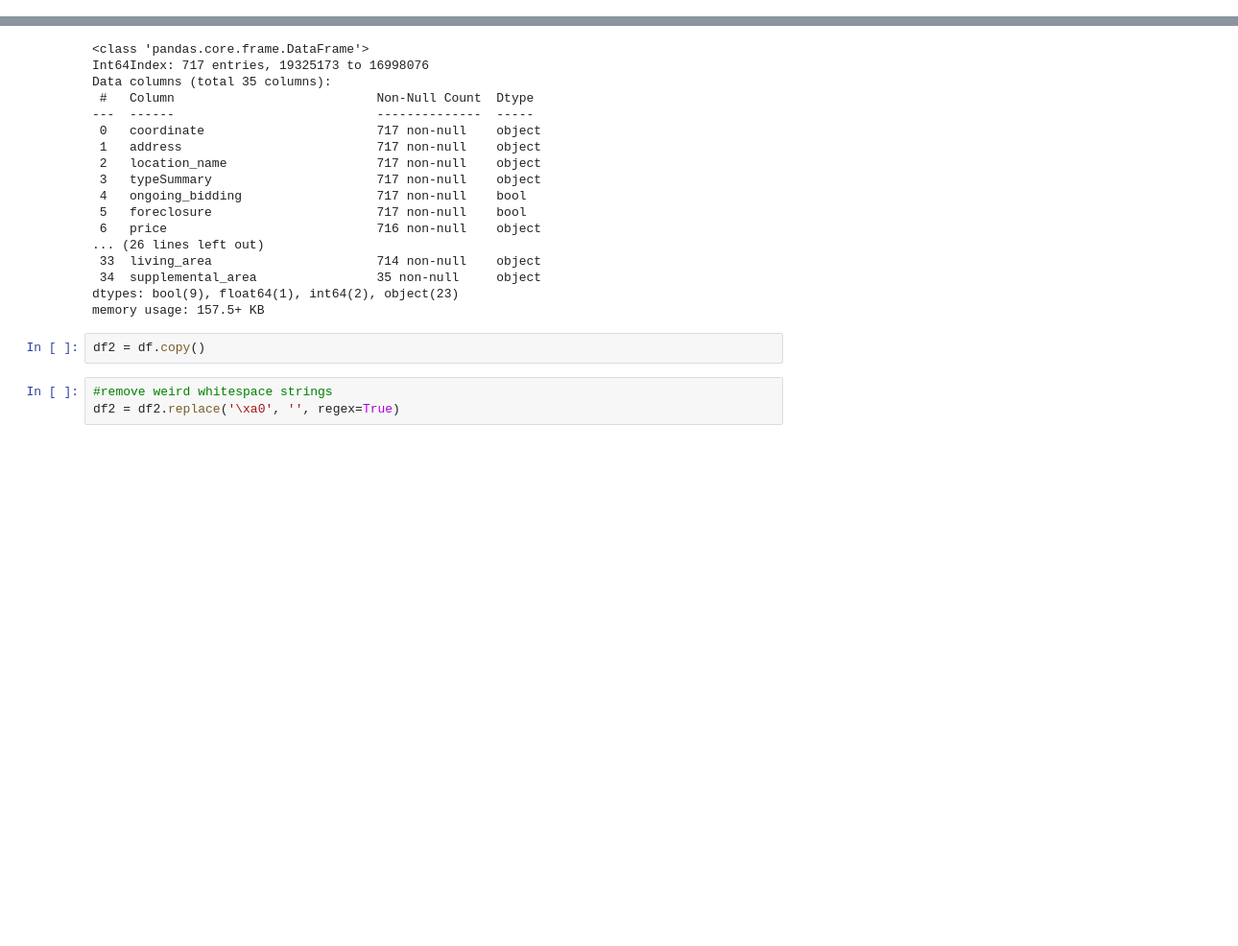
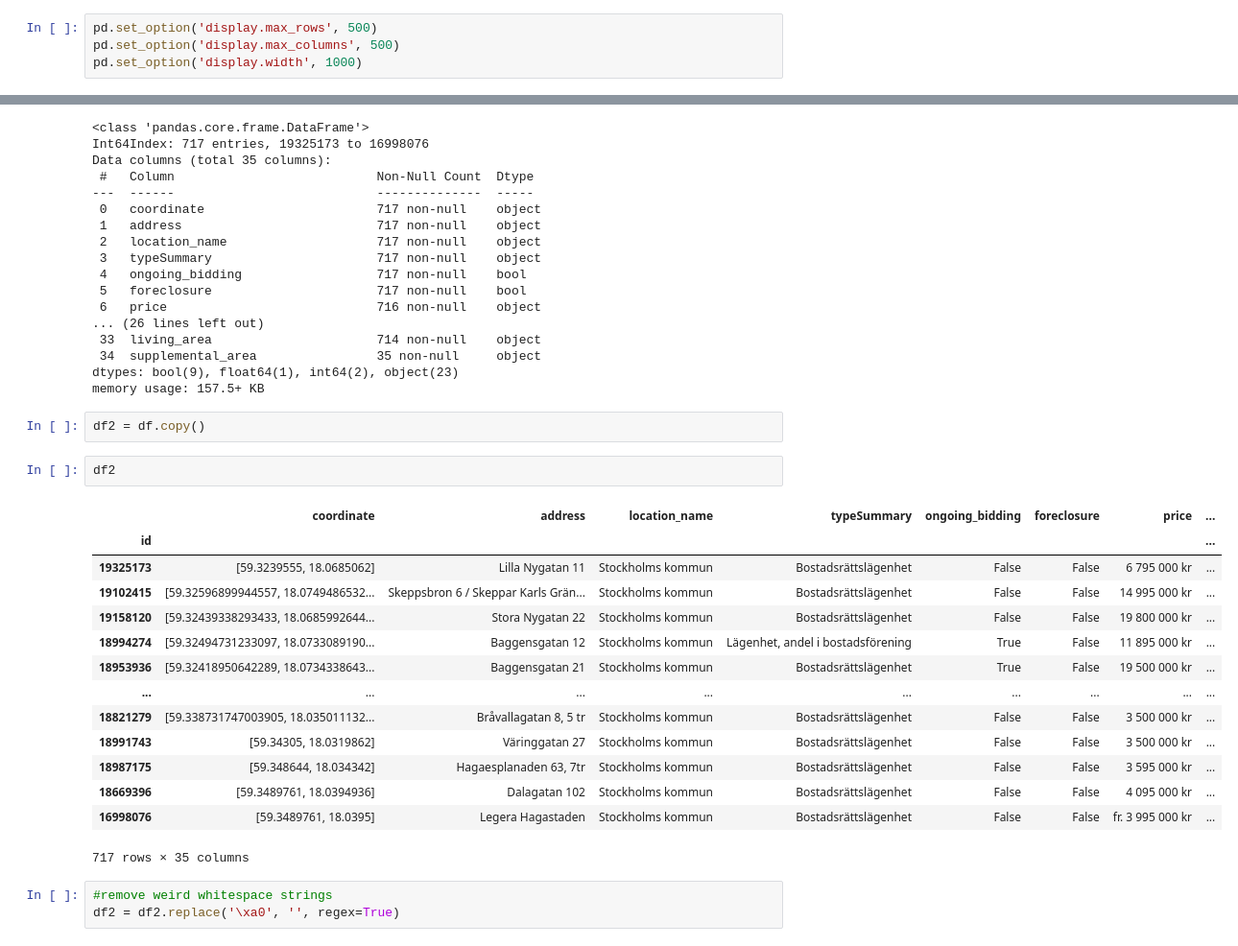
Before and after one commit to robboten/hemnet-transform, a Jupyter notebook: notebooks/transform-2-other-columns.ipynb, the cells around one changed output, grey strips where cells are left out. Shown at 96% size. Cells and saved outputs as stored; diff of their text form; blank space fills up the shorter version.

```diff
--- a/notebooks/transform-2-other-columns.ipynb
+++ b/notebooks/transform-2-other-columns.ipynb
@@ -4,3 +4,7 @@ import numpy as np
+# %%
+pd.set_option('display.max_rows', 500)
+pd.set_option('display.max_columns', 500)
+pd.set_option('display.width', 1000)
 # %%
 #util function to check for ints
 def check_int(value):
@@ -32,6 +36,23 @@ dtypes: bool(9), float64(1), int64(2), object(23)
 memory usage: 157.5+ KB
 # %%
 df2 = df.copy()
+# %%
+df2
+# %% [output]
+|  | coordinate | address | location_name | typeSummary | ongoing_bidding | foreclosure | price | ... |
+| id |  |  |  |  |  |  |  | ... |
+| 19325173 | [59.3239555, 18.0685062] | Lilla Nygatan 11 | Stockholms kommun | Bostadsrättslägenhet | False | False | 6 795 000 kr | ... |
+| 19102415 | [59.32596899944557, 18.0749486532... | Skeppsbron 6 / Skeppar Karls Grän... | Stockholms kommun | Bostadsrättslägenhet | False | False | 14 995 000 kr | ... |
+| 19158120 | [59.32439338293433, 18.0685992644... | Stora Nygatan 22 | Stockholms kommun | Bostadsrättslägenhet | False | False | 19 800 000 kr | ... |
+| 18994274 | [59.32494731233097, 18.0733089190... | Baggensgatan 12 | Stockholms kommun | Lägenhet, andel i bostadsförening | True | False | 11 895 000 kr | ... |
+| 18953936 | [59.32418950642289, 18.0734338643... | Baggensgatan 21 | Stockholms kommun | Bostadsrättslägenhet | True | False | 19 500 000 kr | ... |
+| ... | ... | ... | ... | ... | ... | ... | ... | ... |
+| 18821279 | [59.338731747003905, 18.035011132... | Bråvallagatan 8, 5 tr | Stockholms kommun | Bostadsrättslägenhet | False | False | 3 500 000 kr | ... |
+| 18991743 | [59.34305, 18.0319862] | Väringgatan 27 | Stockholms kommun | Bostadsrättslägenhet | False | False | 3 500 000 kr | ... |
+| 18987175 | [59.348644, 18.034342] | Hagaesplanaden 63, 7tr | Stockholms kommun | Bostadsrättslägenhet | False | False | 3 595 000 kr | ... |
+| 18669396 | [59.3489761, 18.0394936] | Dalagatan 102 | Stockholms kommun | Bostadsrättslägenhet | False | False | 4 095 000 kr | ... |
+| 16998076 | [59.3489761, 18.0395] | Legera Hagastaden | Stockholms kommun | Bostadsrättslägenhet | False | False | fr. 3 995 000 kr | ... |
+717 rows × 35 columns
 # %%
 #remove weird whitespace strings
 df2 = df2.replace('\xa0', '', regex=True)
```
Also changed, not shown: parts of 1 cell of this notebook, 1 other file.
